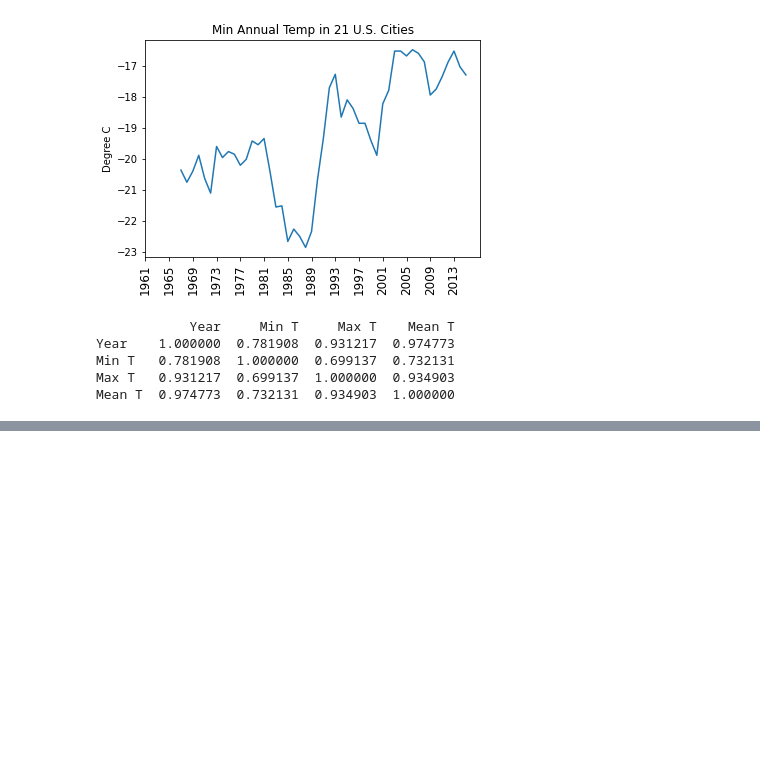
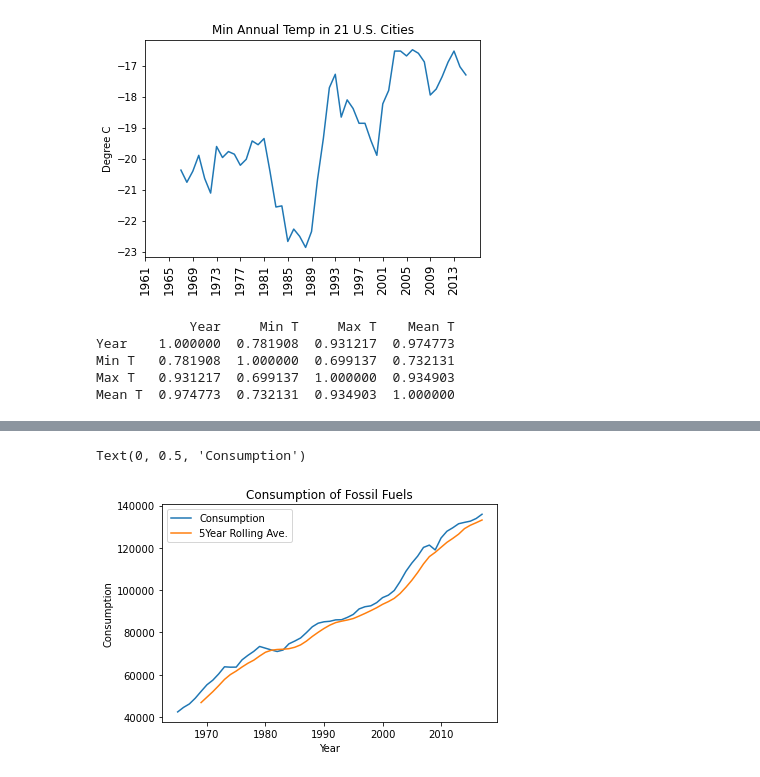
Before and after one commit to jinjiaacademy/MIT6001_2, a Jupyter notebook: figure_code/Chapter 23 Exploring Data with Pandas.ipynb, the cells around one changed output, grey strips where cells are left out. Drawn from its saved outputs; the diff is of its cells as text; code cells hidden in the pictures; blank space fills up the shorter version.

```diff
--- a/figure_code/Chapter 23 Exploring Data with Pandas.ipynb
+++ b/figure_code/Chapter 23 Exploring Data with Pandas.ipynb
@@ -618,0 +677,3 @@ print(r_squared())
+# %%
+emissions = pd.read_csv('global-fossil-fuel-consumption.csv')
+print(emissions)
@@ -618,0 +691,17 @@ print(r_squared())
+# %%
+emissions['Fuels'] = emissions.sum(axis='columns')
+emissions.drop(['Coal', 'Crude Oil', 'Natural Gas'], axis='columns',
+              inplace=True)
+num_years = 5
+emissions['Roll F'] = emissions['Fuels'].rolling(num_years).mean()
+emissions = emissions.round()
+# %%
+plt.plot(emissions['Year'], emissions['Fuels'], label='Consumption')
+plt.plot(emissions['Year'], emissions['Roll F'], label=str(num_years)+'Year Rolling Ave.')
+plt.legend()
+plt.title('Consumption of Fossil Fuels')
+plt.xlabel('Year')
+plt.ylabel('Consumption')
+# %% [output]
+Text(0, 0.5, 'Consumption')
+[figure, added]
```
Also changed, not shown: parts of 6 cells of this notebook.
